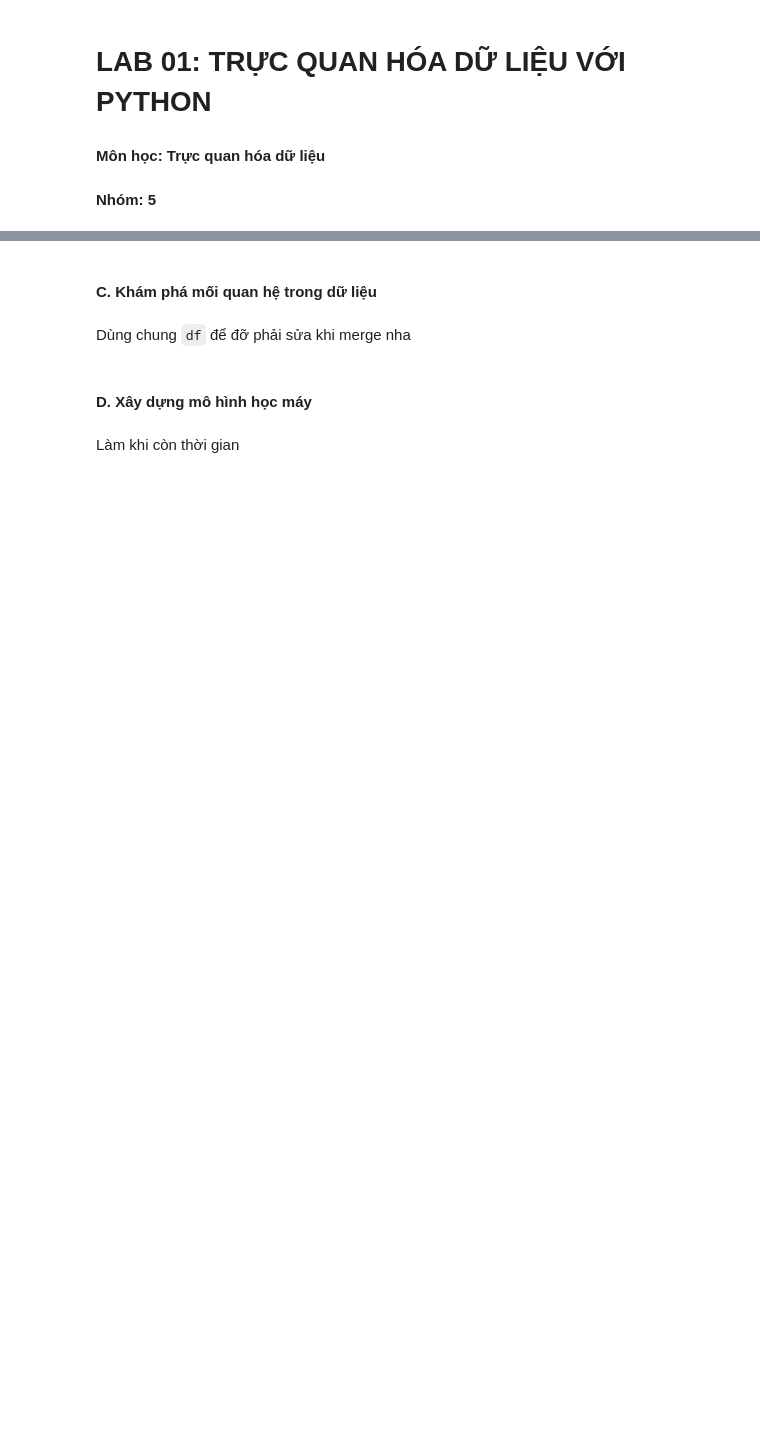
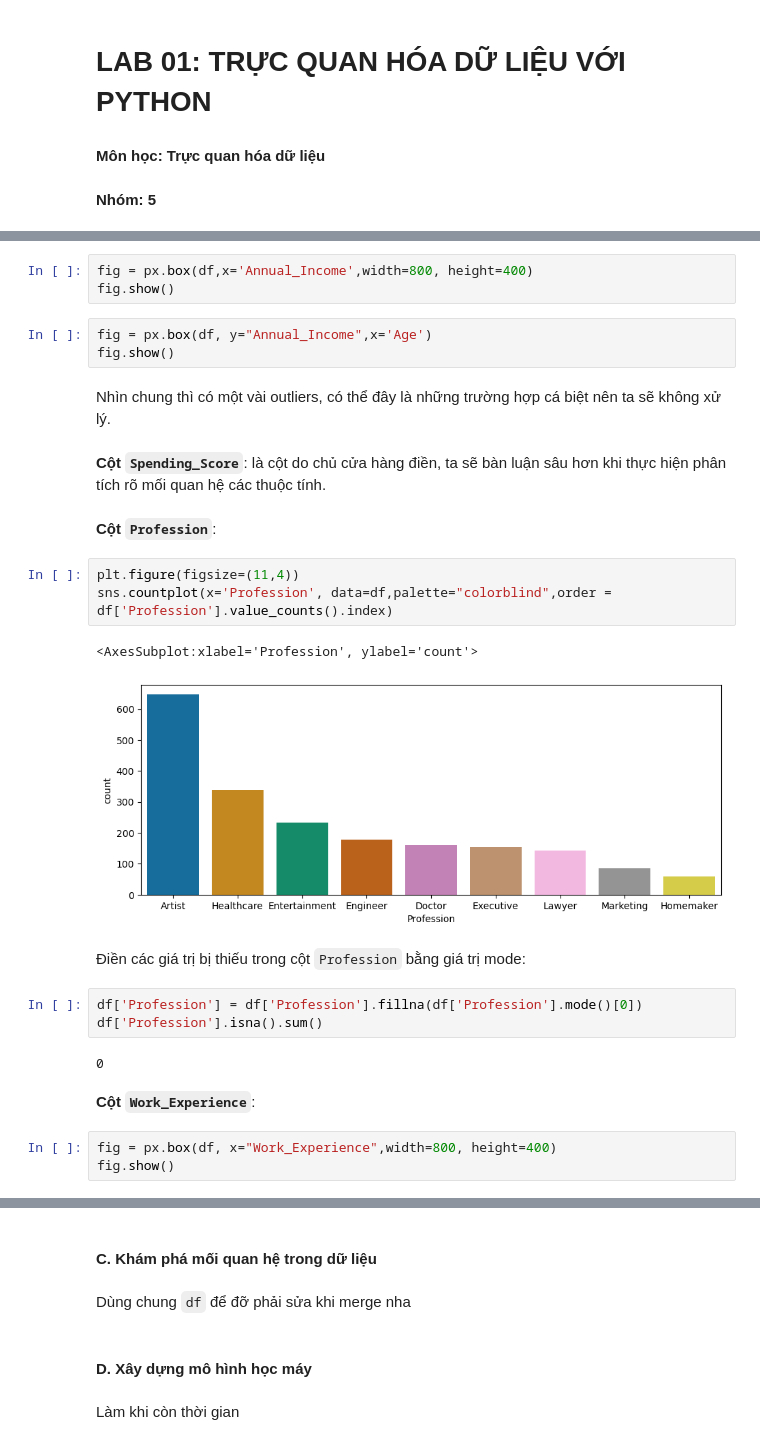
Before and after one commit to tungbtt/Lab01_DV, a Jupyter notebook: lab01.ipynb, the cells around one changed output, grey strips where cells are left out. Drawn from its saved outputs; the diff is of its cells as text; blank space fills up the shorter version.

```diff
--- a/lab01.ipynb
+++ b/lab01.ipynb
@@ -30,0 +190,30 @@ True
+# %%
+fig = px.box(df,x='Annual_Income',width=800, height=400)
+fig.show()
+# %%
+fig = px.box(df, y="Annual_Income",x='Age')
+fig.show()
+# %% [markdown]
+Nhìn chung thì có một vài outliers, có thể đây là những trường hợp cá biệt nên ta sẽ không xử lý.
+# %% [markdown]
+**Cột `Spending_Score`**: là cột do chủ cửa hàng điền, ta sẽ bàn luận sâu hơn khi thực hiện phân tích rõ mối quan hệ các thuộc tính.
+# %% [markdown]
+**Cột `Profession`**:
+# %%
+plt.figure(figsize=(11,4))
+sns.countplot(x='Profession', data=df,palette="colorblind",order = df['Profession'].value_counts().index)
+# %% [output]
+<AxesSubplot:xlabel='Profession', ylabel='count'>
+[figure, added]
+# %% [markdown]
+Điền các giá trị bị thiếu trong cột `Profession` bằng giá trị mode:
+# %%
+df['Profession'] = df['Profession'].fillna(df['Profession'].mode()[0])
+df['Profession'].isna().sum()
+# %% [output]
+0
+# %% [markdown]
+**Cột `Work_Experience`**:
+# %%
+fig = px.box(df, x="Work_Experience",width=800, height=400)
+fig.show()
```
Also changed, not shown: parts of 59 cells of this notebook, 1 other file.
